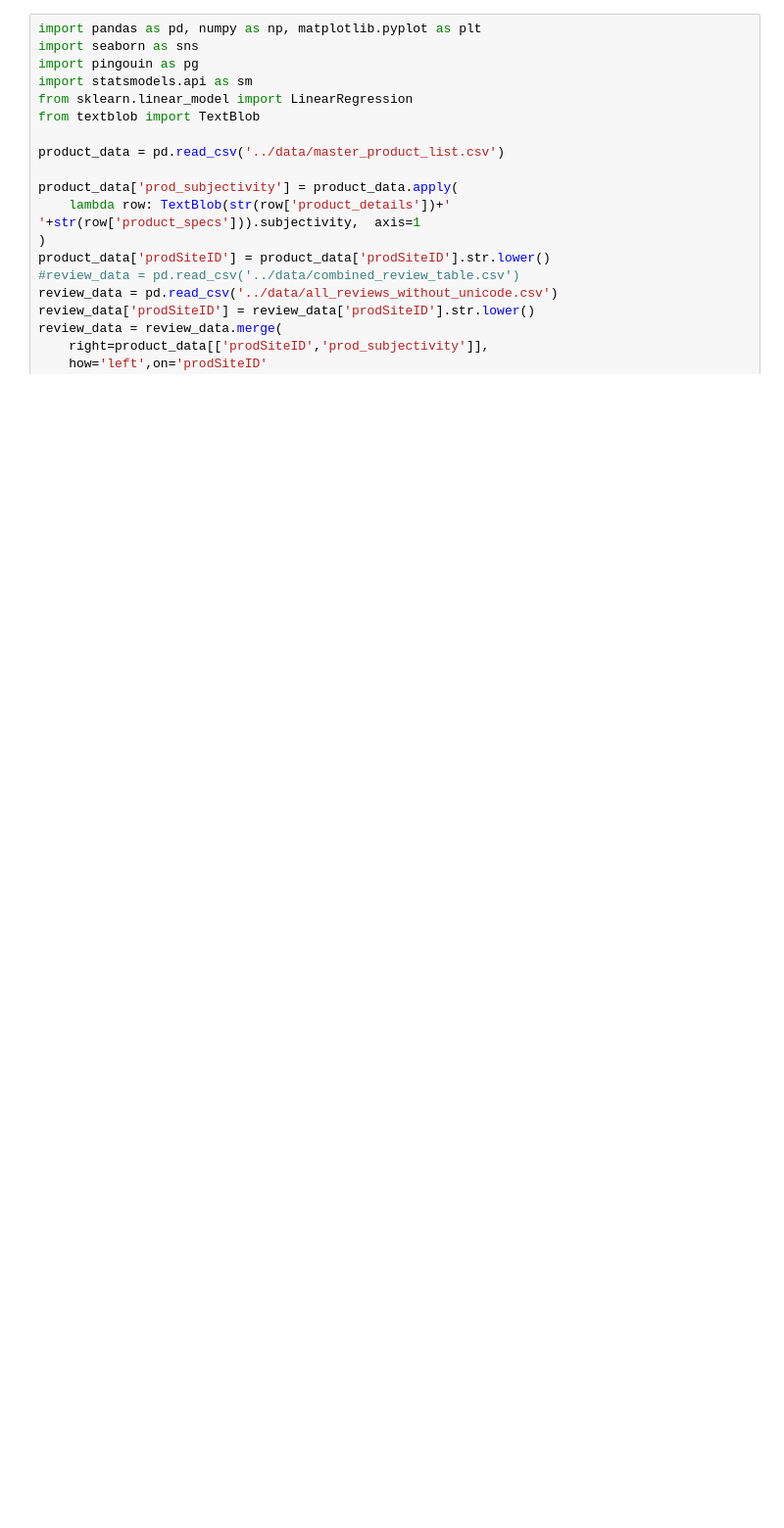
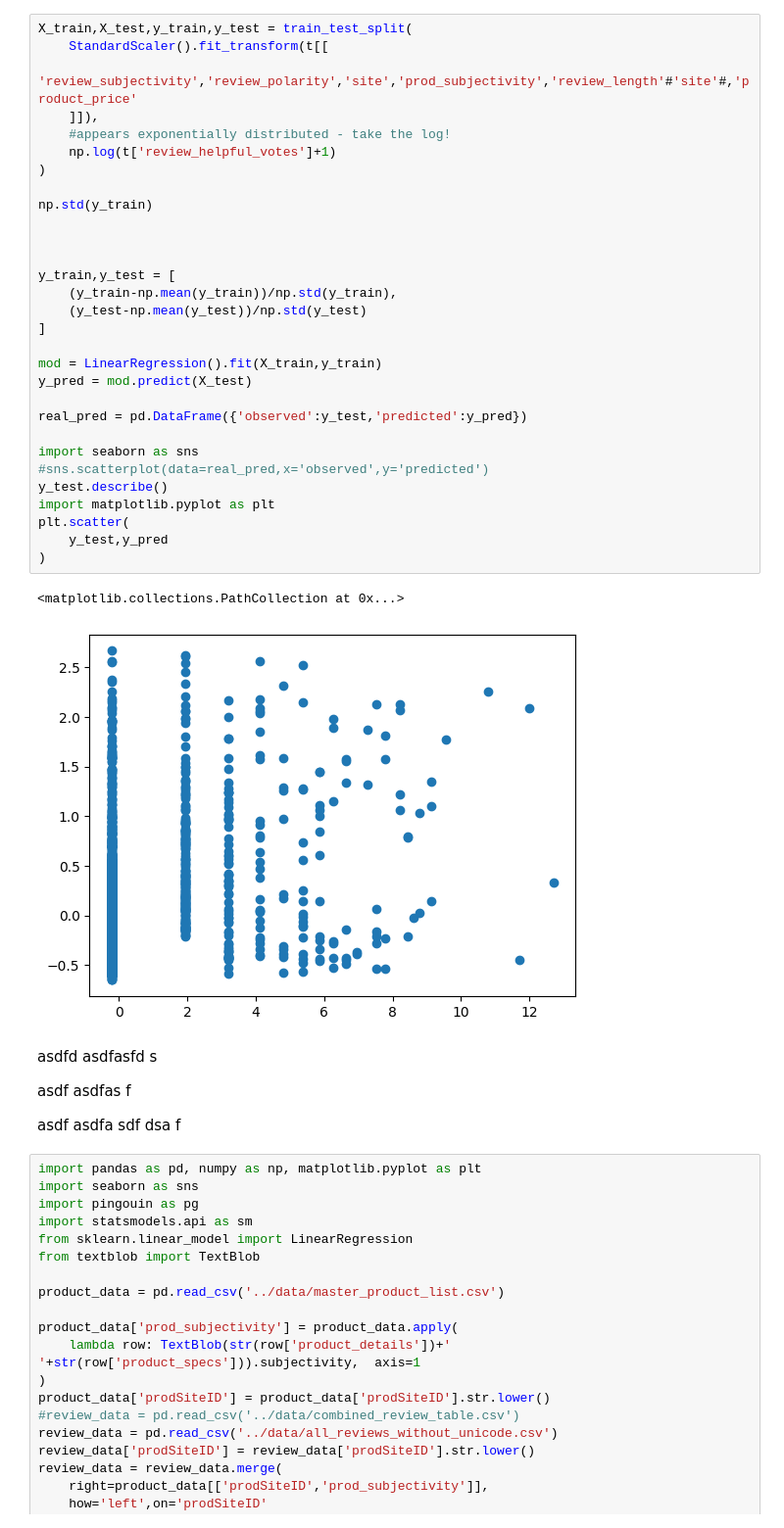
Before and after one commit to aneeshkhole/Perceived-Usefulness-of-online-customer-reviews, a Jupyter notebook: src/Multiple Linear Regression.ipynb, the cells around one changed output. Shown: that part at 98% size. Cells and saved outputs as stored; diff of their text form; blank space fills up the shorter version.

```diff
--- a/src/Multiple Linear Regression.ipynb
+++ b/src/Multiple Linear Regression.ipynb
@@ -1,3 +97,71 @@
+# %%
+X_train,X_test,y_train,y_test = train_test_split(
+    StandardScaler().fit_transform(t[[
+        'review_subjectivity','review_polarity','site','prod_subjectivity','review_length'#'site'#,'product_price'
+    ]]),
+    #appears exponentially distributed - take the log!
+    np.log(t['review_helpful_votes']+1)
+)
+
+np.std(y_train)
+
+
+
+y_train,y_test = [
+    (y_train-np.mean(y_train))/np.std(y_train),
+    (y_test-np.mean(y_test))/np.std(y_test)
+]
+
+mod = LinearRegression().fit(X_train,y_train)
+y_pred = mod.predict(X_test)
+
+real_pred = pd.DataFrame({'observed':y_test,'predicted':y_pred})
+
+import seaborn as sns
+#sns.scatterplot(data=real_pred,x='observed',y='predicted')
+y_test.describe()
+import matplotlib.pyplot as plt
+plt.scatter(
+    y_test,y_pred
+)
+# %% [output]
+<matplotlib.collections.PathCollection at 0x...>
+[figure, added]
+# %% [markdown]
+
+
+
+
+
+
+
+
+
+
+
+
+
+
+
+
+
+
+
+
+
+
+
+
+
+
+asdfd asdfasfd s
+
+
+
+asdf asdfas f
+
+
+asdf asdfa sdf dsa f
 # %%
 import pandas as pd, numpy as np, matplotlib.pyplot as plt
 import seaborn as sns
```
Also changed, not shown: parts of 3 cells of this notebook, 2 other files.
